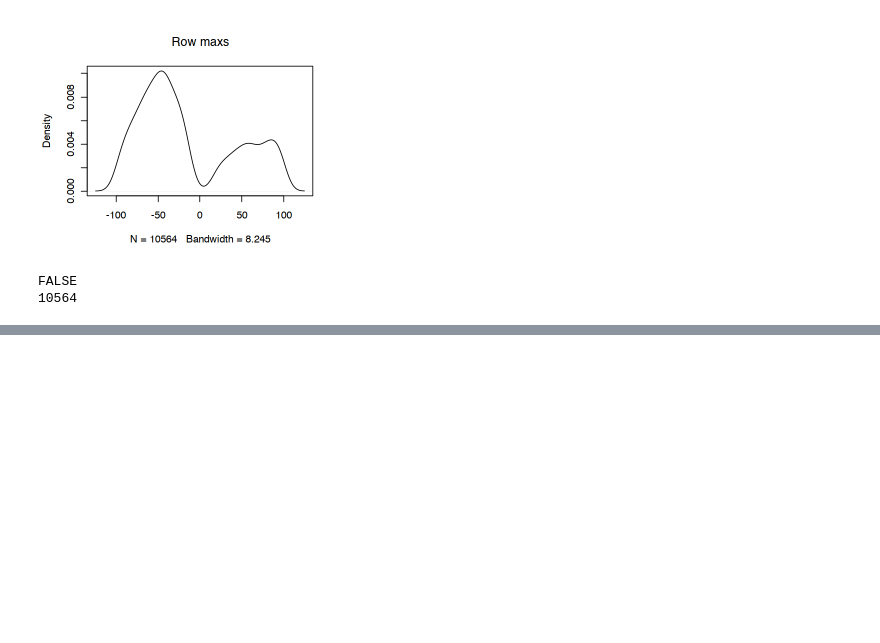
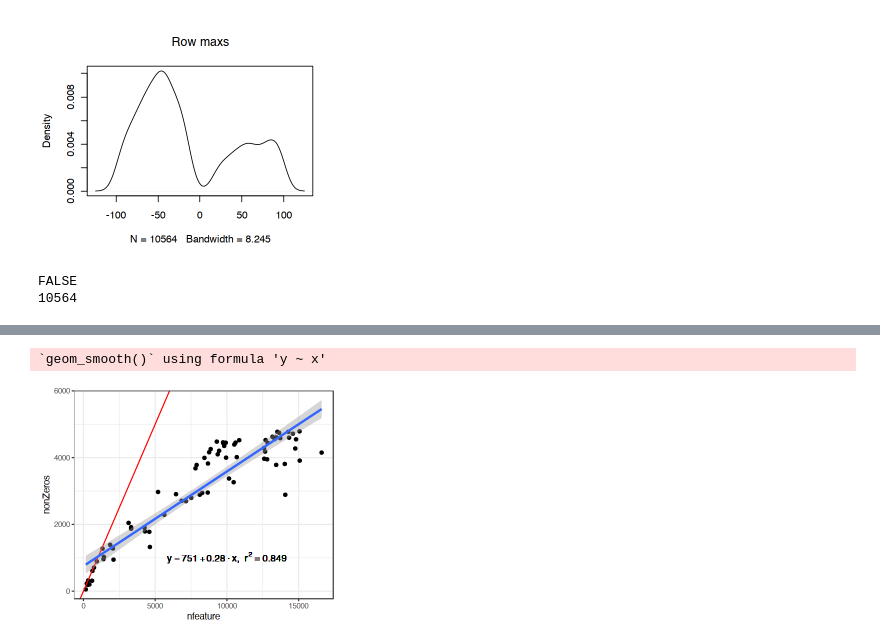
Before and after one commit to biomystery/covid-project, a Jupyter notebook: notebooks/01.data_clean.ipynb, the cells around one changed output, grey strips where cells are left out. Saved outputs shown, nothing was run; the diff lists cells and outputs as text; code cells hidden in the pictures; blank space fills up the shorter version.

```diff
--- a/notebooks/01.data_clean.ipynb
+++ b/notebooks/01.data_clean.ipynb
@@ -164,0 +156,6 @@ fwrite(pd.data,'../data_processed/plot_dat.csv',row.names = T)
+# %%
+# factorize
+pd[1, 1:24]
+meta.data <- pd[pd$`Day Post-Infection` != 0, 1:23] %>% unite("Time_BiosetID", c(2,
+    1), sep = "_", remove = F) %>% select(-`Bioset ID of SARS CoV-Round3BV2_74 Biosets_wZero Time Point.jmp`) %>%
+    mutate_if(is.character, as.factor) %>% mutate(`Day Post-Infection` = as.factor(`Day Post-Infection`))
@@ -164,0 +189,18 @@ fwrite(pd.data,'../data_processed/plot_dat.csv',row.names = T)
+# %%
+lm_eqn <- function(df) {
+    m <- lm(nonZeros ~ nfeature, df)
+    eq <- substitute(italic(y) == a + b %.% italic(x) * "," ~ ~italic(r)^2 ~ "=" ~
+        r2, list(a = format(unname(coef(m)[1]), digits = 2), b = format(unname(coef(m)[2]),
+        digits = 2), r2 = format(summary(m)$r.squared, digits = 3)))
+    as.character(as.expression(eq))
+}
+
+
+df = data.frame(nfeature = meta.data$`Feature Size`, nonZeros = pd.data %>% apply(.,
+    2, function(x) sum(as.numeric(x) != 0)))
+ggplot(df, aes(nfeature, nonZeros)) + geom_point() + theme_bw() + geom_abline(slope = 1,
+    intercept = 0, color = "red") + geom_smooth(method = "lm") + geom_text(x = 10000,
+    y = 1000, label = lm_eqn(df), parse = TRUE)
+# %% [output]
+`geom_smooth()` using formula 'y ~ x'
+[figure, added]
```
Also changed, not shown: parts of 14 cells of this notebook, 2 other files.
